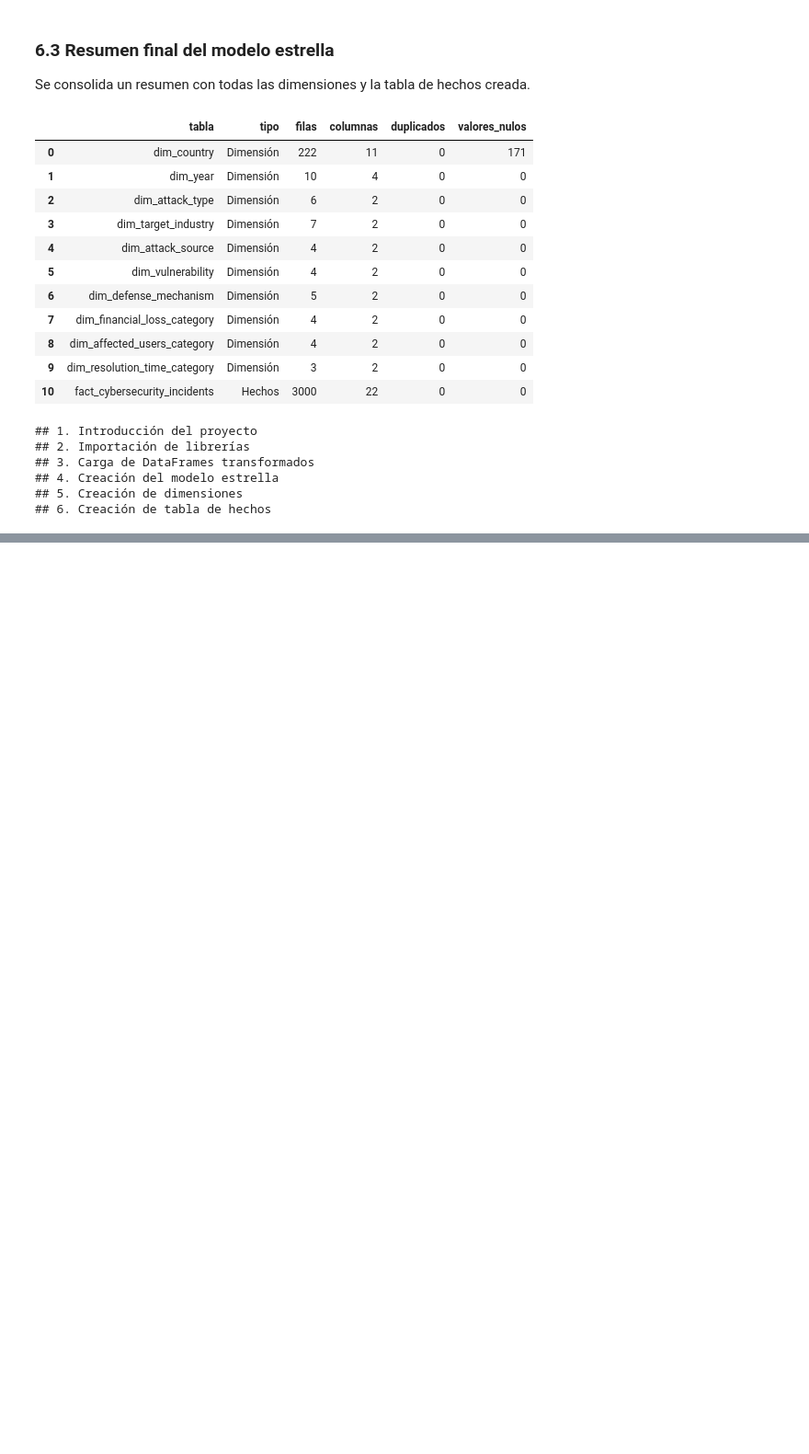
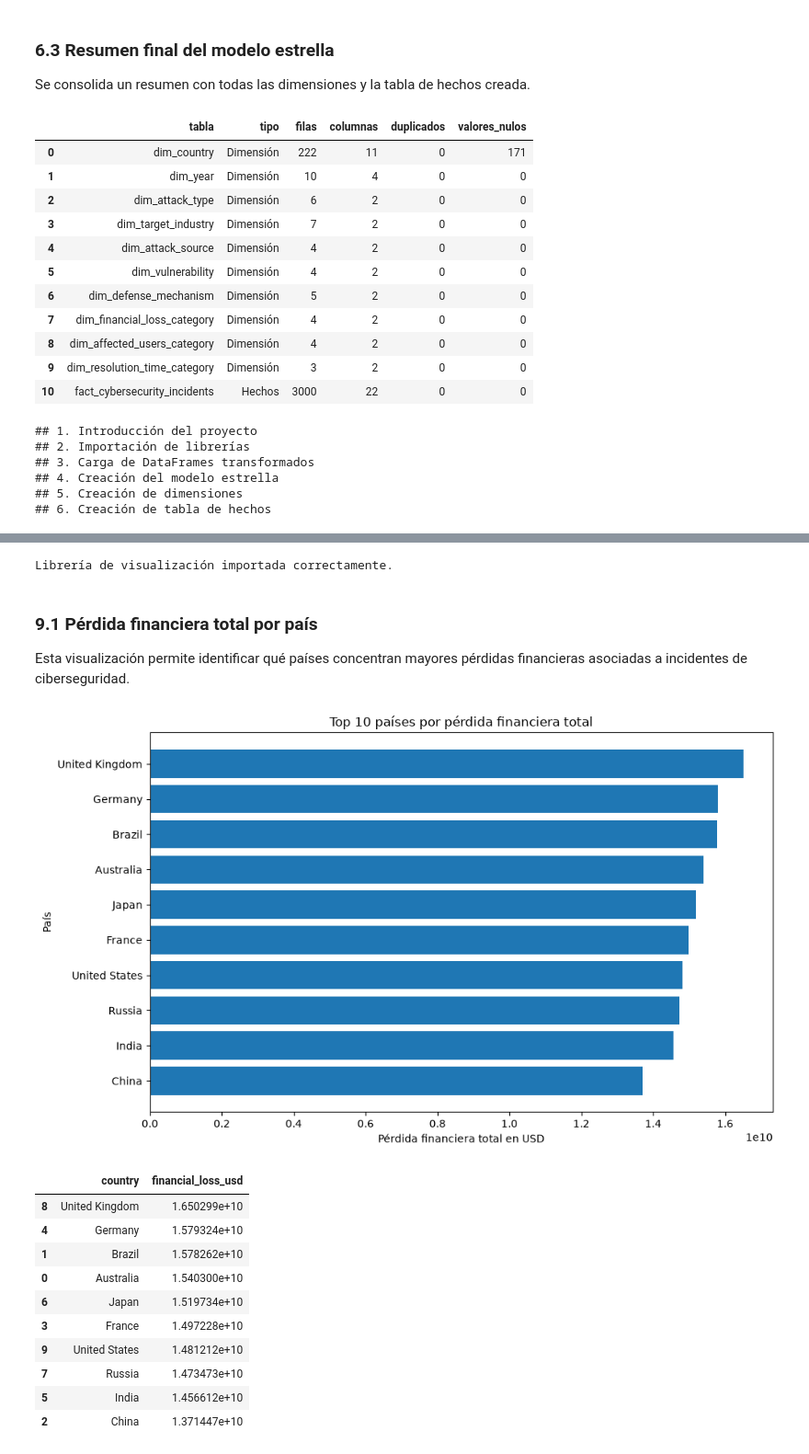
Before and after one commit to PJSA0127/Practica_G9, a Jupyter notebook: ProyectoG9.ipynb, the cells around one changed output, grey strips where cells are left out. Shown at 92% size. Drawn from its saved outputs; the diff is of its cells as text; code cells hidden in the pictures; blank space fills up the shorter version.

Commit message:
7. Validación del modelo estrella 8. Generación de archivos CSV finales 9. Visualizaciones

```diff
--- a/ProyectoG9.ipynb
+++ b/ProyectoG9.ipynb
@@ -1097,0 +1427,42 @@ for seccion in secciones_principales:
+# %%
+import matplotlib.pyplot as plt
+
+print("Librería de visualización importada correctamente.")
+# %% [output]
+Librería de visualización importada correctamente.
+# %% [markdown]
+### 9.1 Pérdida financiera total por país
+
+Esta visualización permite identificar qué países concentran mayores pérdidas financieras asociadas a incidentes de ciberseguridad.
+# %%
+df_viz_loss_country = (
+    df_threats_enriched
+    .groupby("country", as_index=False)["financial_loss_usd"]
+    .sum()
+    .sort_values(by="financial_loss_usd", ascending=False)
+    .head(10)
+    .sort_values(by="financial_loss_usd", ascending=True)
+)
+
+plt.figure(figsize=(10, 6))
+plt.barh(df_viz_loss_country["country"], df_viz_loss_country["financial_loss_usd"])
+plt.title("Top 10 países por pérdida financiera total")
+plt.xlabel("Pérdida financiera total en USD")
+plt.ylabel("País")
+plt.tight_layout()
+plt.show()
+
+df_viz_loss_country.sort_values(by="financial_loss_usd", ascending=False)
+# %% [output]
+[figure, added]
+|  | country | financial_loss_usd |
+| 8 | United Kingdom | 1.650299e+10 |
+| 4 | Germany | 1.579324e+10 |
+| 1 | Brazil | 1.578262e+10 |
+| 0 | Australia | 1.540300e+10 |
+| 6 | Japan | 1.519734e+10 |
+| 3 | France | 1.497228e+10 |
+| 9 | United States | 1.481212e+10 |
+| 7 | Russia | 1.473473e+10 |
+| 5 | India | 1.456612e+10 |
+| 2 | China | 1.371447e+10 |
```
Also changed, not shown: parts of 23 cells of this notebook, 11 other files.
